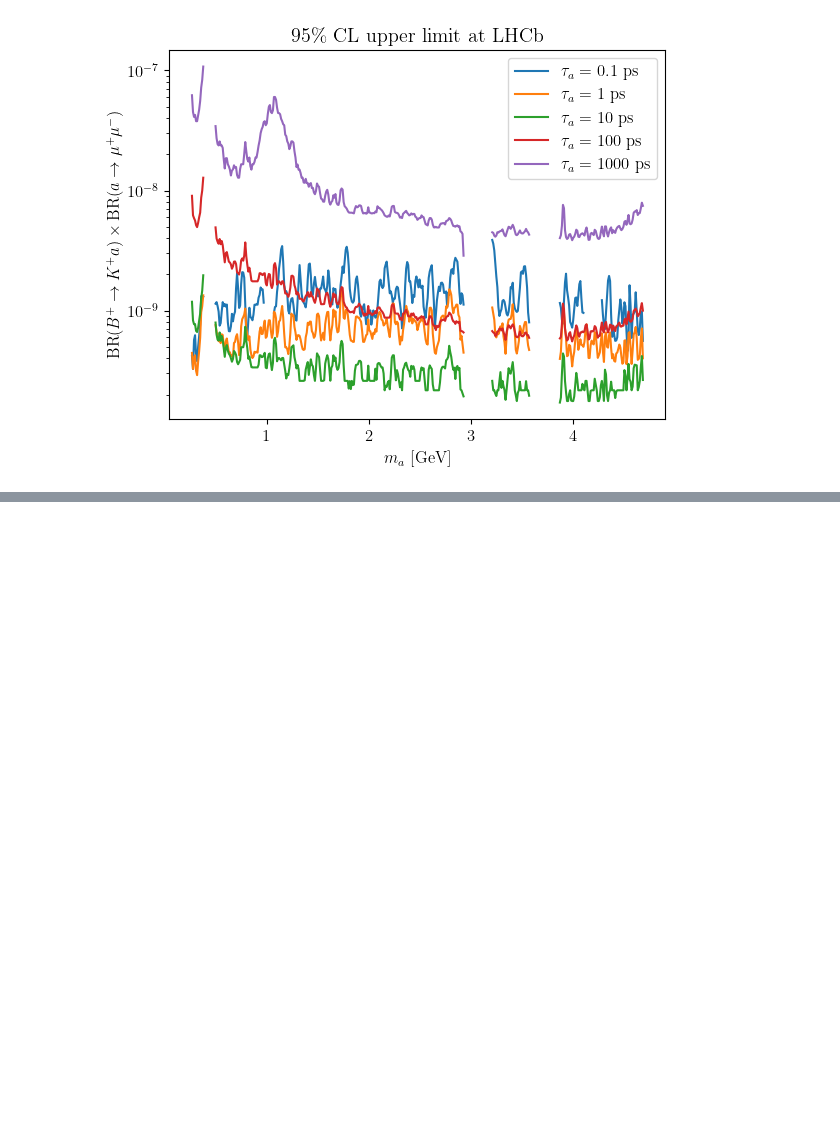
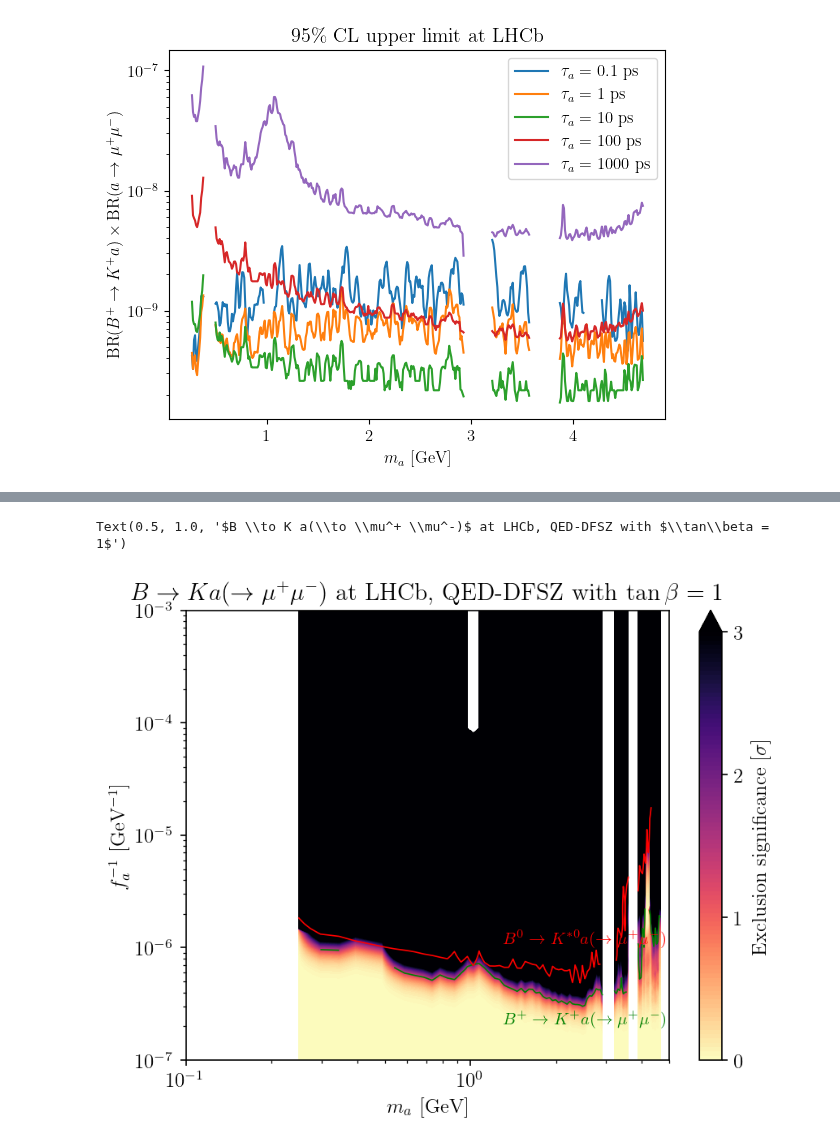
Before and after one commit to alp-aca/alp-aca, a Jupyter notebook: tutorials/displaced_LHCb/read_figures.ipynb, the cells around one changed output, grey strips where cells are left out. Cells and saved outputs as stored; diff of their text form; code cells hidden in the pictures; blank space fills up the shorter version.

```diff
--- a/tutorials/displaced_LHCb/read_figures.ipynb
+++ b/tutorials/displaced_LHCb/read_figures.ipynb
@@ -192,0 +245,22 @@ Text(0.5, 1.0, '$B^+ \\to K^+ a(\\to \\mu^+ \\mu^-)$ at LHCb, QED-DFSZ with $\\t
+# %%
+chi2tot = combine_chi2(chi2_bkmumu_displ, chi2_bksmumu_displ)
+# %%
+plt.figure(dpi=150)
+pl = plt.contourf(x_ma, 1/y_fa, nsigmas(np.real(chi2tot),2), levels=list(np.linspace(0, 3, 100)), cmap='magma_r', vmax=3, extend='max')
+plt.contour(x_ma, 1/y_fa, nsigmas(np.real(chi2_bkmumu_displ),2), levels=[2], colors='g', linewidths=0.8)
+plt.contour(x_ma, 1/y_fa, nsigmas(np.real(chi2_bksmumu_displ),2), levels=[2], colors='r', linewidths=0.8)
+ax = plt.gca()
+ax.set_xscale('log')
+ax.set_yscale('log')
+cb = plt.colorbar(pl, extend='max')
+cb.set_label(r'Exclusion significance [$\sigma$]')
+cb.set_ticks([0, 1, 2, 3])
+plt.xlabel(r'$m_a$ [GeV]')
+plt.ylabel(r'$f_a^{-1}$ [GeV$^{-1}$]')
+plt.xlim(0.1, 5)
+plt.annotate(r'$B^+ \to K^+ a(\to \mu^+ \mu^-)$', xy=(1.3, 2.1e-7), color='g', fontsize=10)
+plt.annotate(r'$B^0 \to K^{*0} a(\to \mu^+ \mu^-)$', xy=(1.3, 1.1e-6), color='r', fontsize=10)
+plt.title(r'$B \to K a(\to \mu^+ \mu^-)$ at LHCb, QED-DFSZ with $\tan\beta = 1$')
+# %% [output]
+Text(0.5, 1.0, '$B \\to K a(\\to \\mu^+ \\mu^-)$ at LHCb, QED-DFSZ with $\\tan\\beta = 1$')
+[figure, added]
```
Also changed, not shown: parts of 10 cells of this notebook, 9 other files.
